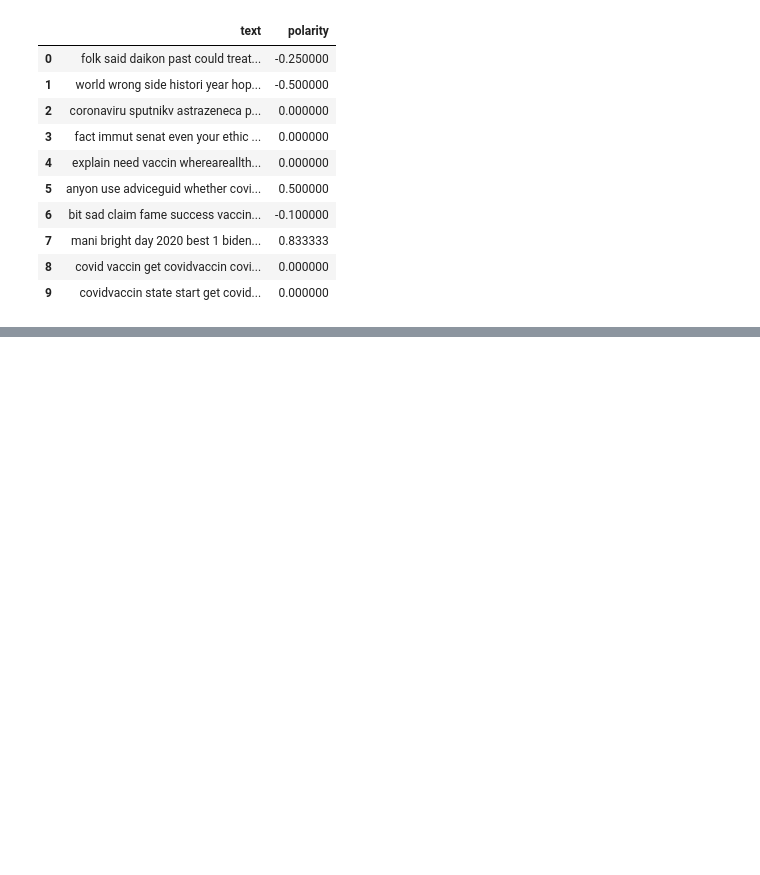
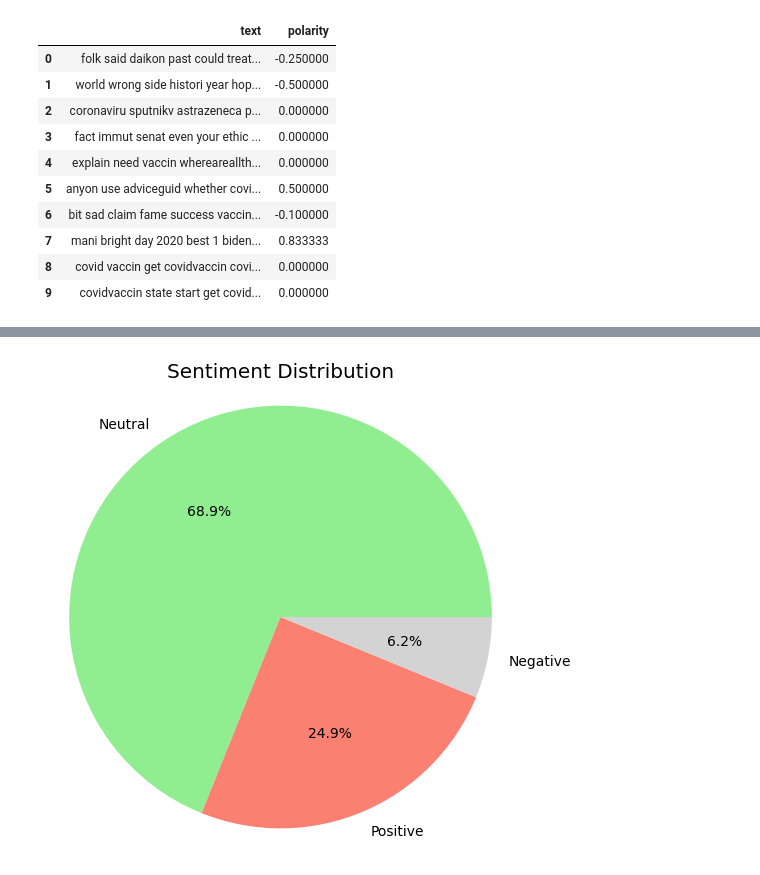
Before and after one commit to Anunandana/Sentiment-Analysis, a Jupyter notebook: Sentiment_Analysis.ipynb, the cells around one changed output, grey strips where cells are left out. Saved outputs shown, nothing was run; the diff lists cells and outputs as text; code cells hidden in the pictures; blank space fills up the shorter version.

```diff
--- a/Sentiment_Analysis.ipynb
+++ b/Sentiment_Analysis.ipynb
@@ -210,11 +206,11 @@ def polarity(text):
     return TextBlob(text).sentiment.polarity
 text_df['polarity'] = text_df['text'].apply(polarity)
 def sentiment(label):
-    if label <0:
+    if label < -0.1:
         return "Negative"
-    elif label ==0:
+    elif label > 0.1:
+        return "Positive"
+    else:
         return "Neutral"
-    elif label>0:
-        return "Positive"
 # %%
 text_df['sentiment'] = text_df['polarity'].apply(sentiment)
@@ -220,0 +231,13 @@ text_df['sentiment'] = text_df['polarity'].apply(sentiment)
+# %%
+# Count how many texts fall into each sentiment
+sentiment_counts = text_df['sentiment'].value_counts()
+
+# Create a pie chart
+plt.figure(figsize=(6,6))
+colors = ['lightgreen', 'salmon', 'lightgrey']  # positive, negative, neutral
+plt.pie(sentiment_counts, labels=sentiment_counts.index, autopct='%1.1f%%', colors=colors)
+plt.title('Sentiment Distribution')
+plt.axis('equal')
+plt.show()
+# %% [output]
+[figure, added]
```
Also changed, not shown: parts of 14 cells of this notebook.
